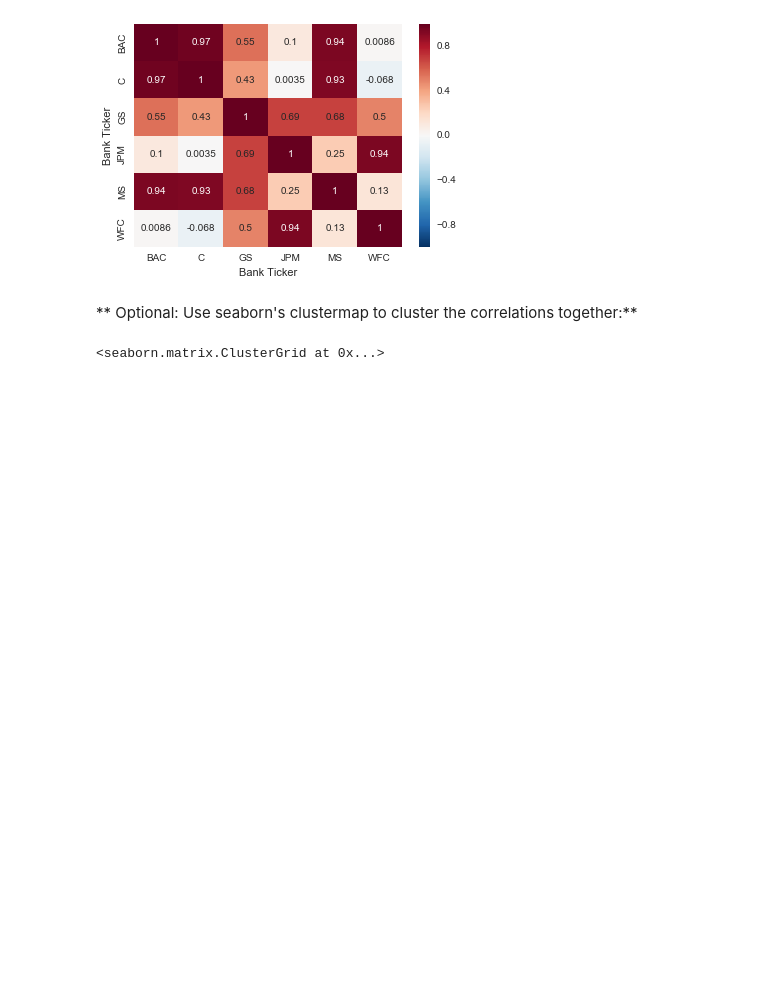
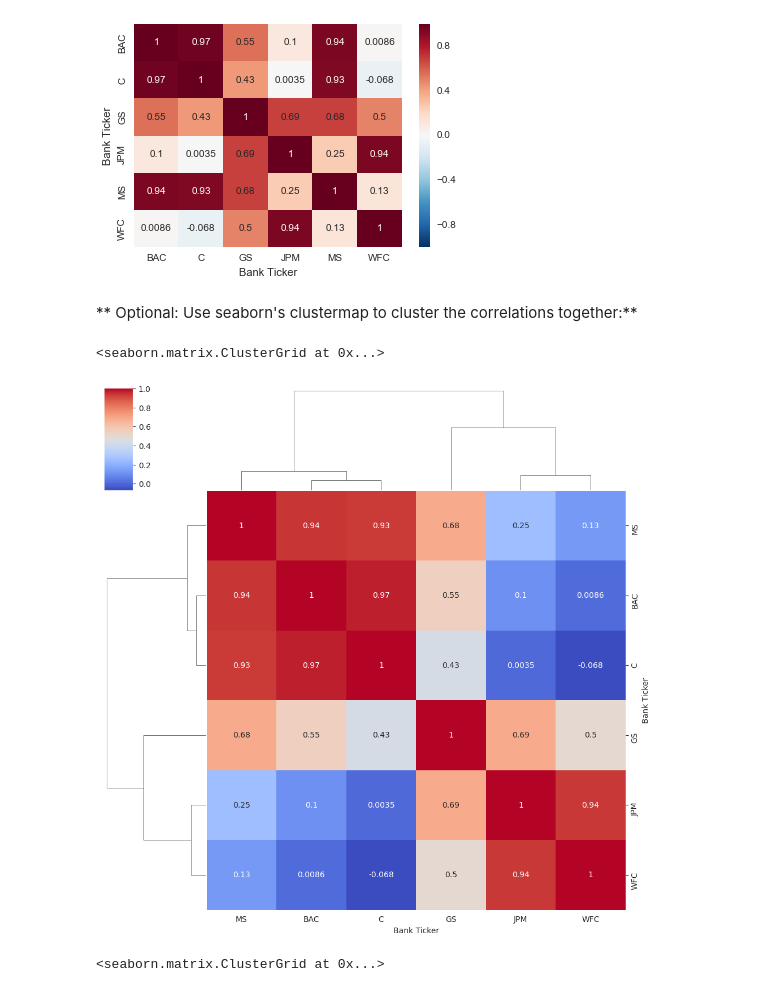
Before and after one commit to LuisReyes98/udemy-machine-learning, a Jupyter notebook: 10-Data-Capstone-Projects/03-Finance Project.ipynb, the cells around one changed output. Saved outputs shown, nothing was run; the diff lists cells and outputs as text; code cells hidden in the pictures; blank space fills up the shorter version.

```diff
--- a/10-Data-Capstone-Projects/03-Finance Project.ipynb
+++ b/10-Data-Capstone-Projects/03-Finance Project.ipynb
@@ -433,6 +457,15 @@ Let's analyze the moving averages for these stocks in the year 2008.
 [figure]
 # %% [markdown]
 ** Optional: Use seaborn's clustermap to cluster the correlations together:**
+# %%
+sns.clustermap(
+    bank_stocks.xs('Close', level='Stock Info', axis=1).corr(),
+    annot=True,
+    cmap='coolwarm',
+)
+# %% [output]
+<seaborn.matrix.ClusterGrid at 0x...>
+[figure, added]
 # %%
 # %% [output]
 <seaborn.matrix.ClusterGrid at 0x...>
```
Also changed, not shown: parts of 14 cells of this notebook.
